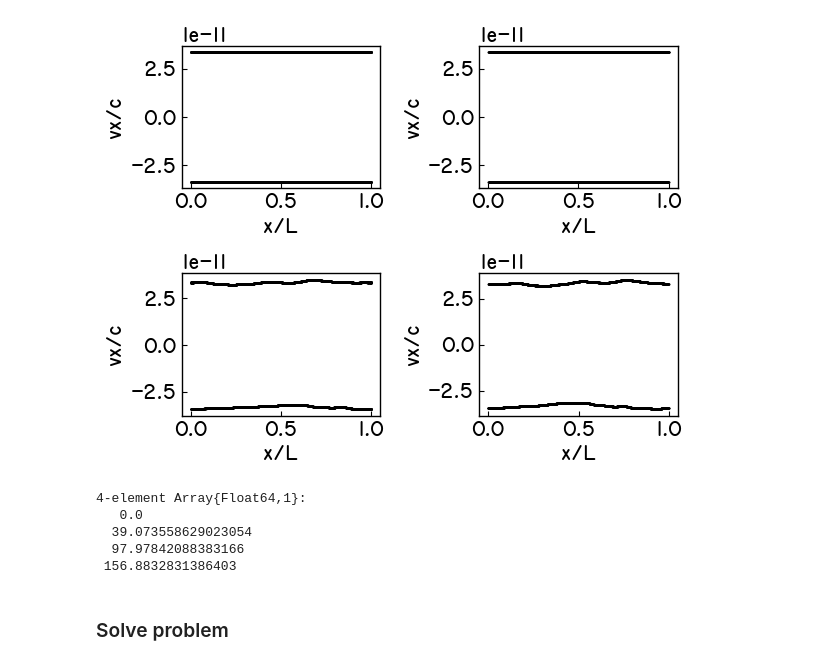
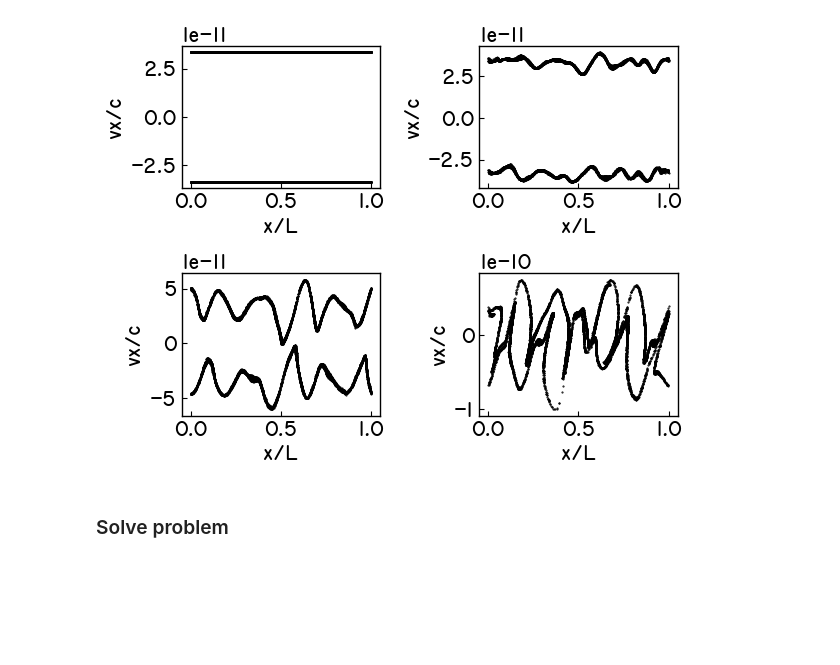
Before and after one commit to bchaber/iskra, a Jupyter notebook: problem/ts_(un)stable.ipynb, the cells around one changed output. Saved outputs shown, nothing was run; the diff lists cells and outputs as text; code cells hidden in the pictures; blank space fills up the shorter version.

```diff
--- a/problem/ts_(un)stable.ipynb
+++ b/problem/ts_(un)stable.ipynb
@@ -87,18 +85,11 @@ subplots_adjust(wspace=0.0, hspace=0.3)
 # %%
 subplot(2,2,1); plot(px[  1,:]/Lx, vx[  1,:], "k.", markersize=1); xlabel("x/L"); ylabel("vx/c");# ylim(-5e-11, +5e-11); title("t=0 fs");
-subplot(2,2,2); plot(px[200,:]/Lx, vx[ 2,:], "k.", markersize=1); xlabel("x/L"); ylabel("vx/c"); #ylim(-5e-11, +5e-11); title("t=105 fs");
+subplot(2,2,2); plot(px[200,:]/Lx, vx[200,:], "k.", markersize=1); xlabel("x/L"); ylabel("vx/c"); #ylim(-5e-11, +5e-11); title("t=105 fs");
 subplot(2,2,3); plot(px[500,:]/Lx, vx[500,:], "k.", markersize=1); xlabel("x/L"); ylabel("vx/c");# ylim(-5e-11, +5e-11); title("t=264 fs");
 subplot(2,2,4); plot(px[800,:]/Lx, vx[800,:], "k.", markersize=1); xlabel("x/L"); ylabel("vx/c");# ylim(-5e-11, +5e-11); title("t=423 fs");
 subplots_adjust(wspace=0.5, hspace=0.6)
-i = [1, 200, 500, 800]
-tps[i]
 # %% [output]
-[figure, old version]
+[figure, new version]
-4-element Array{Float64,1}:
-   0.0
-  39.073558629023054
-  97.97842088383166
- 156.8832831386403
 # %% [markdown]
 ### Solve problem
 # %%
```
Also changed, not shown: parts of 7 cells of this notebook, 2 other files.
